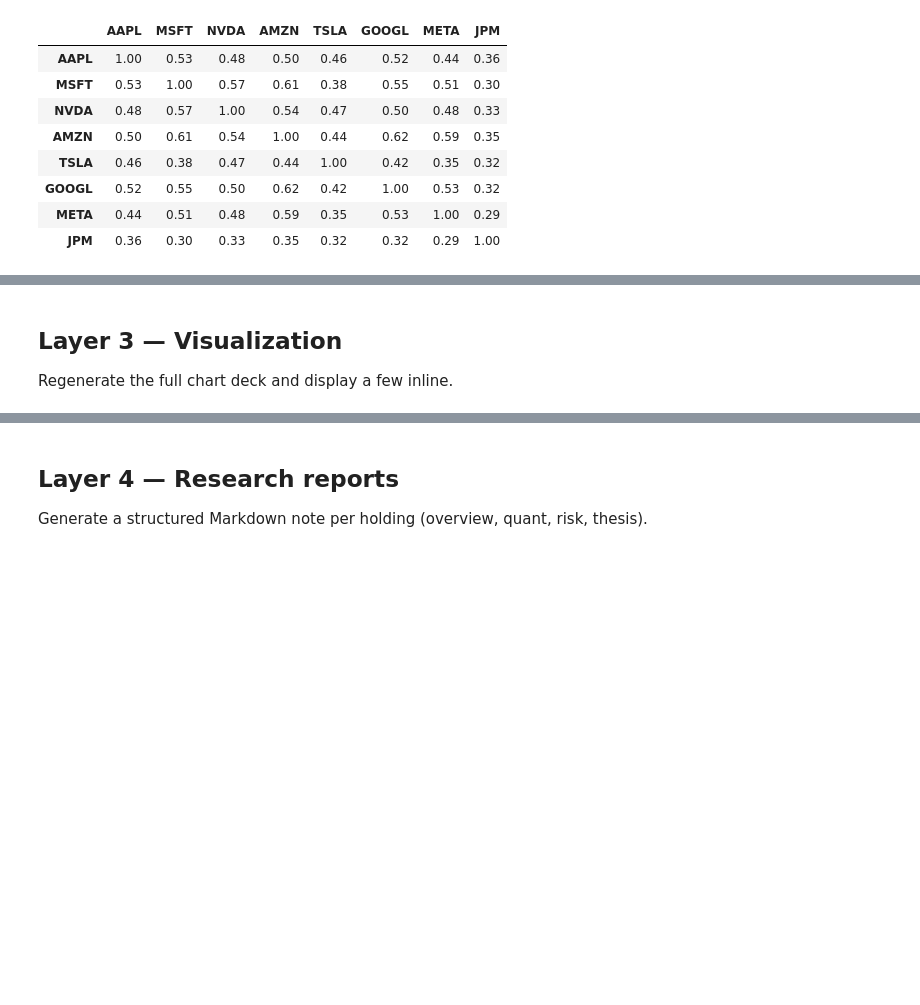
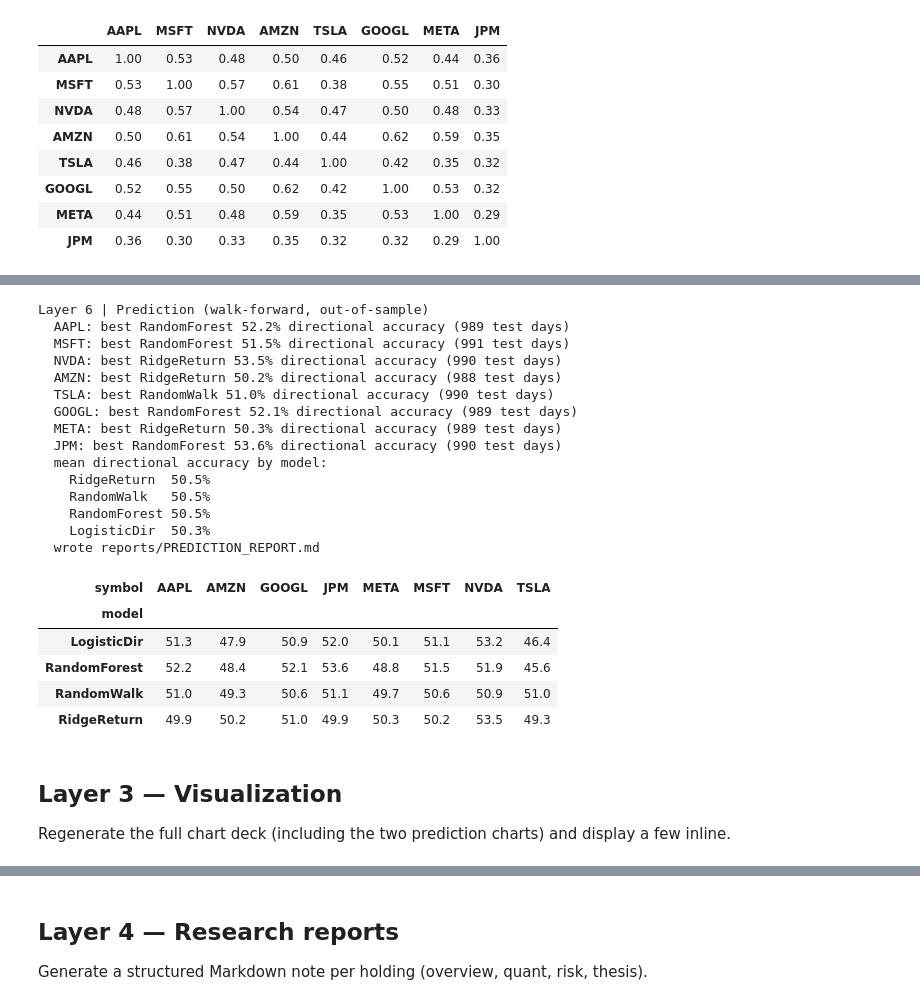
Before and after one commit to Zikobob/Stock-research, a Jupyter notebook: portfolio/notebooks/equity_research.ipynb, the cells around one changed output, grey strips where cells are left out. Drawn from its saved outputs; the diff is of its cells as text; code cells hidden in the pictures; blank space fills up the shorter version.

```diff
--- a/portfolio/notebooks/equity_research.ipynb
+++ b/portfolio/notebooks/equity_research.ipynb
@@ -109,6 +116,31 @@ analysis['correlation'].style.format('{:.2f}').background_gradient(cmap='coolwar
+# %%
+pred = prediction.run(log_returns)
+pred["metrics"].pivot(index="model", columns="symbol", values="directional_accuracy").mul(100).round(1)
+# %% [output]
+Layer 6 | Prediction (walk-forward, out-of-sample)
+  AAPL: best RandomForest 52.2% directional accuracy (989 test days)
+  MSFT: best RandomForest 51.5% directional accuracy (991 test days)
+  NVDA: best RidgeReturn 53.5% directional accuracy (990 test days)
+  AMZN: best RidgeReturn 50.2% directional accuracy (988 test days)
+  TSLA: best RandomWalk 51.0% directional accuracy (990 test days)
+  GOOGL: best RandomForest 52.1% directional accuracy (989 test days)
+  META: best RidgeReturn 50.3% directional accuracy (989 test days)
+  JPM: best RandomForest 53.6% directional accuracy (990 test days)
+  mean directional accuracy by model:
+    RidgeReturn  50.5%
+    RandomWalk   50.5%
+    RandomForest 50.5%
+    LogisticDir  50.3%
+  wrote reports/PREDICTION_REPORT.md
+| symbol | AAPL | AMZN | GOOGL | JPM | META | MSFT | NVDA | TSLA |
+| model |  |  |  |  |  |  |  |  |
+| LogisticDir | 51.3 | 47.9 | 50.9 | 52.0 | 50.1 | 51.1 | 53.2 | 46.4 |
+| RandomForest | 52.2 | 48.4 | 52.1 | 53.6 | 48.8 | 51.5 | 51.9 | 45.6 |
+| RandomWalk | 51.0 | 49.3 | 50.6 | 51.1 | 49.7 | 50.6 | 50.9 | 51.0 |
+| RidgeReturn | 49.9 | 50.2 | 51.0 | 49.9 | 50.3 | 50.2 | 53.5 | 49.3 |
 # %% [markdown]
 ## Layer 3 — Visualization
 
-Regenerate the full chart deck and display a few inline.
+Regenerate the full chart deck (including the two prediction charts) and display a few inline.
 # %%
 viz.apply_style()
```
Also changed, not shown: parts of 5 cells of this notebook, 12 other files.
